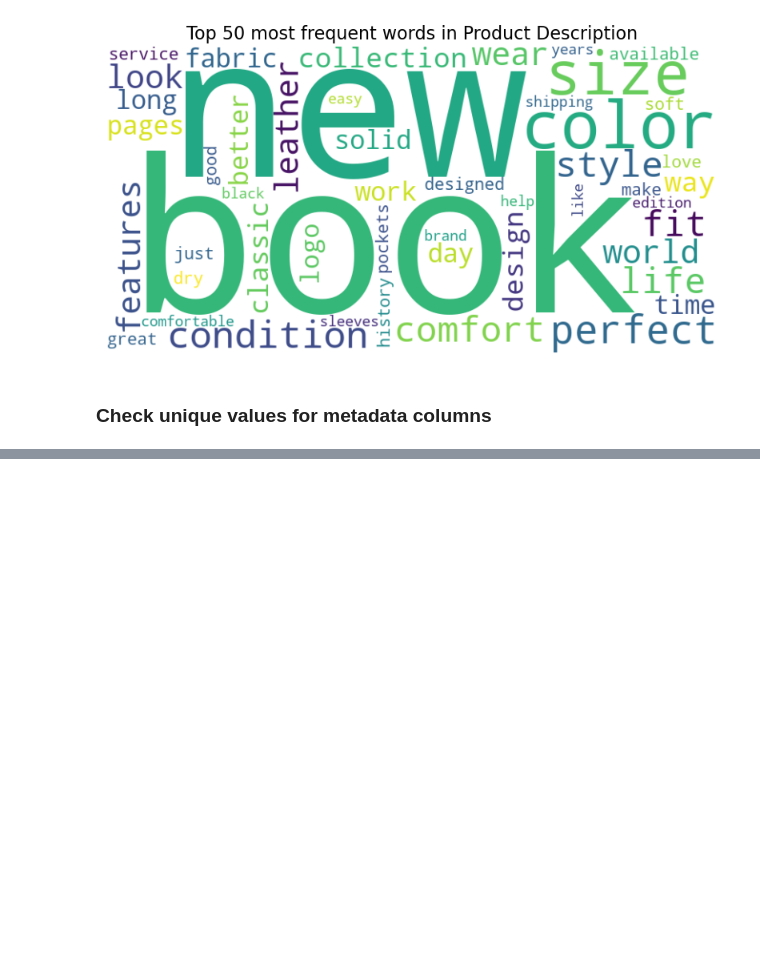
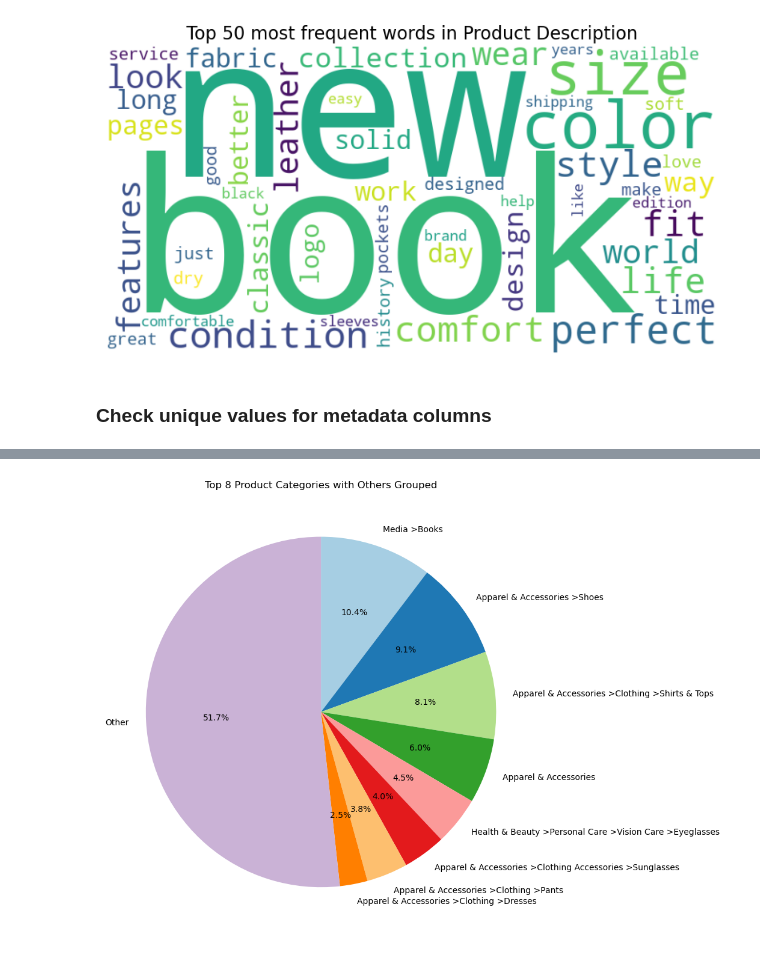
Before and after one commit to FinlyWealth/mds-finly-search, a Jupyter notebook: notebook/eda_frequent_words.ipynb, the cells around one changed output, grey strips where cells are left out. Cells and saved outputs as stored; diff of their text form; code cells hidden in the pictures; blank space fills up the shorter version.

```diff
--- a/notebook/eda_frequent_words.ipynb
+++ b/notebook/eda_frequent_words.ipynb
@@ -113,0 +116,28 @@ plt.show()
+# %%
+df = pd.read_parquet("../data/merged_output.parquet", engine="pyarrow", columns=["Category"])
+# %%
+# Count occurrences of each category
+category_counts = df["Category"].value_counts()
+
+# Limit to top N categories and group the rest as "Other"
+top_n = 8
+top_categories = category_counts[:top_n]
+others = category_counts[top_n:].sum()
+category_data = pd.concat([top_categories, pd.Series({"Other": others})])
+
+# Set a color palette to ensure distinct colors for each category
+colors = plt.cm.Paired(range(len(category_data)))
+
+# Plot pie chart with rotated labels and custom colors
+plt.figure(figsize=(10, 8))
+category_data.plot.pie(autopct="%1.1f%%", startangle=90, counterclock=False, colors=colors)
+
+# Rotate the category labels and set title
+plt.title("Top 8 Product Categories with Others Grouped")
+plt.ylabel("")  # Hide y-axis label
+
+# Improve layout to avoid overlap
+plt.tight_layout()
+plt.show()
+# %% [output]
+[figure, added]
```
Also changed, not shown: parts of 3 cells of this notebook, 5 other files.
